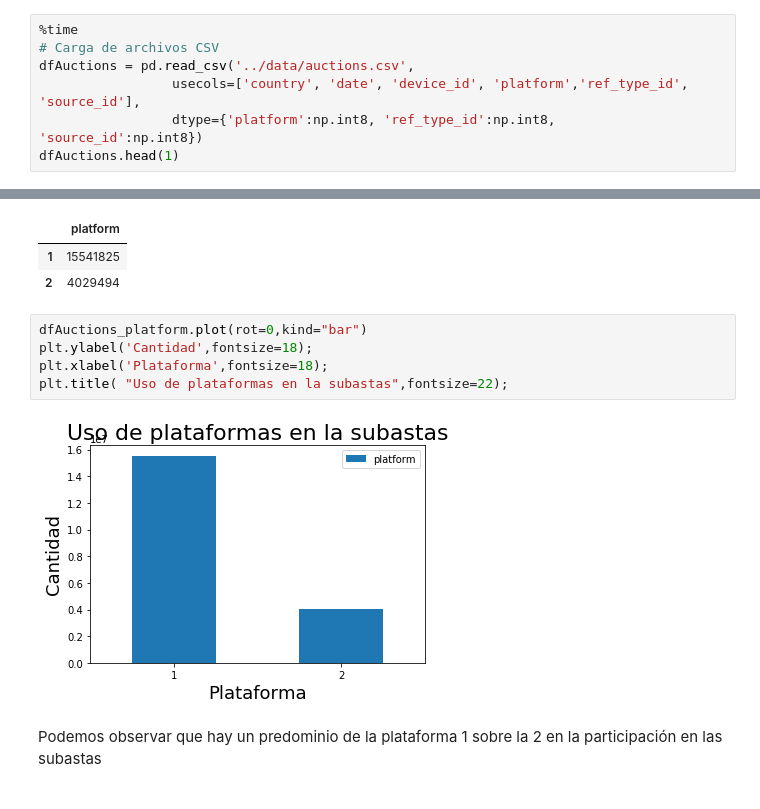
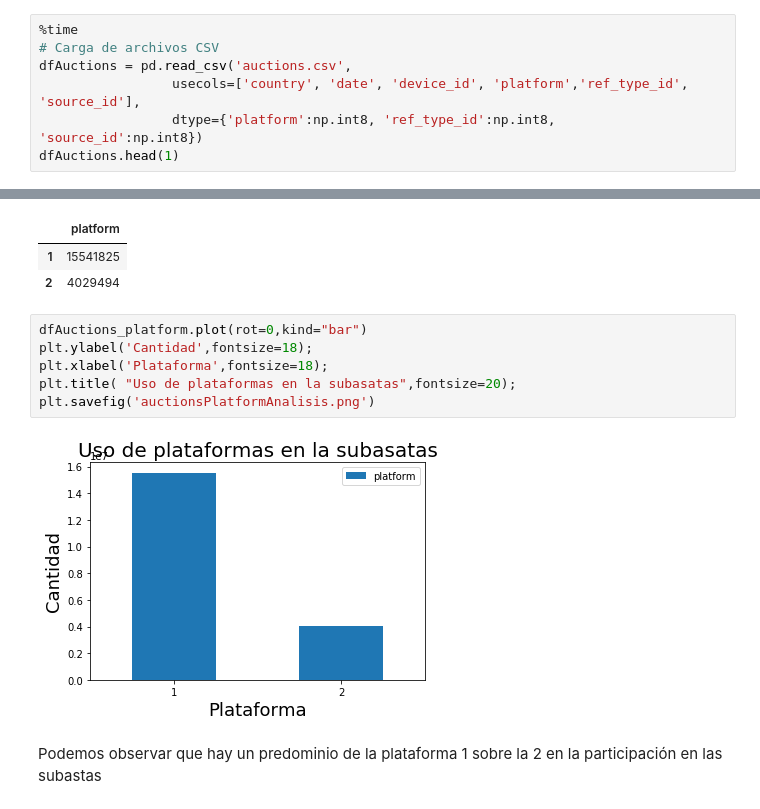
Before and after one commit to faristegui/tpdatos2019, a Jupyter notebook: notebooks/Auctions_Analisis_cesar.ipynb, the cells around one changed output, grey strips where cells are left out. Saved outputs shown, nothing was run; the diff lists cells and outputs as text.

```diff
--- a/notebooks/Auctions_Analisis_cesar.ipynb
+++ b/notebooks/Auctions_Analisis_cesar.ipynb
@@ -29,7 +30,7 @@ os.chdir('/home/cesar/universidad/7506/tp/2019_1C/data/')
 # %%
 %time
 # Carga de archivos CSV
-dfAuctions = pd.read_csv('../data/auctions.csv',
+dfAuctions = pd.read_csv('auctions.csv',
                  usecols=['country', 'date', 'device_id', 'platform','ref_type_id', 'source_id'],
                  dtype={'platform':np.int8, 'ref_type_id':np.int8, 'source_id':np.int8})
 dfAuctions.head(1)
@@ -122,10 +123,11 @@ dfAuctions_platform
 # %%
 dfAuctions_platform.plot(rot=0,kind="bar")
 plt.ylabel('Cantidad',fontsize=18);
 plt.xlabel('Plataforma',fontsize=18);
-plt.title( "Uso de plataformas en la subastas",fontsize=22);
+plt.title( "Uso de plataformas en la subasatas",fontsize=20);
+plt.savefig('auctionsPlatformAnalisis.png')
 # %% [output]
-[figure, old version]
+[figure, new version]
 # %% [markdown]
 Podemos observar que hay un predominio de la plataforma 1 sobre la 2 en la participación en las subastas
 # %% [markdown]
```
Also changed, not shown: parts of 28 cells of this notebook.
